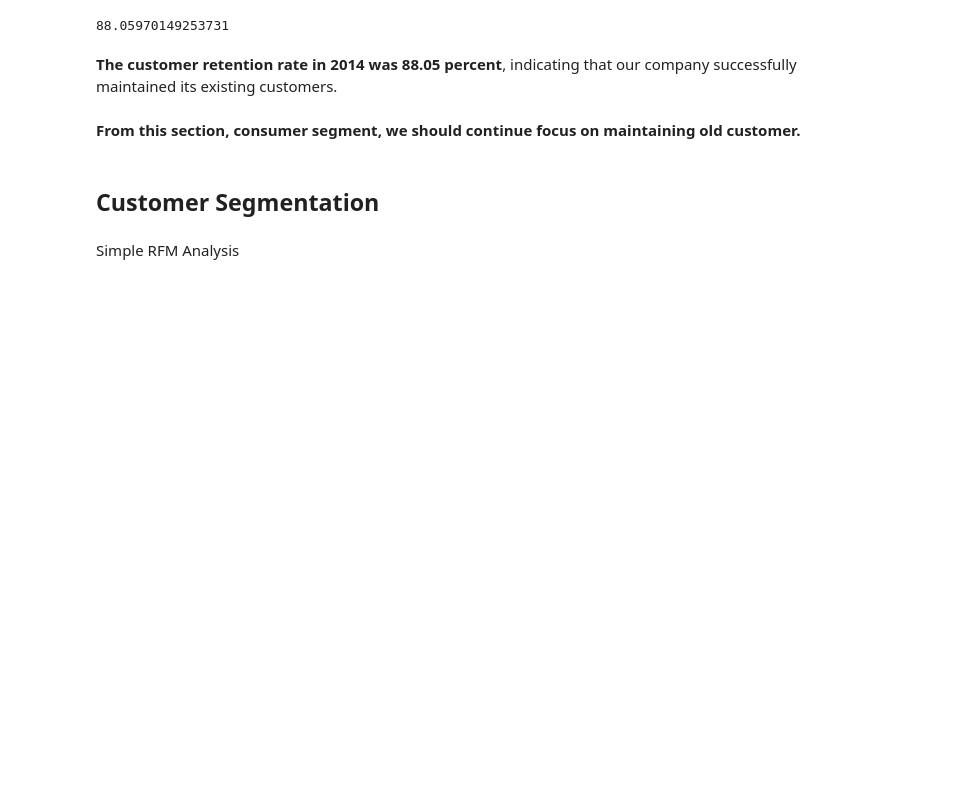
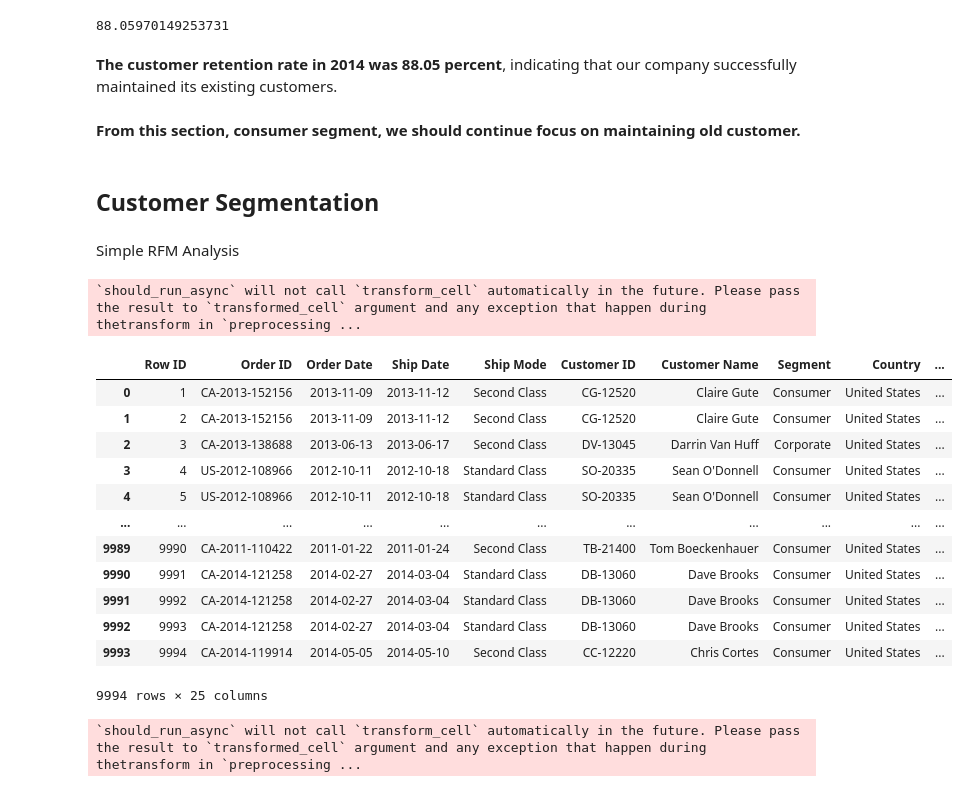
Before and after one commit to Krittapad12348/Superstore_Analysis, a Jupyter notebook: superstore_python.ipynb, the cells around one changed output. Saved outputs shown, nothing was run; the diff lists cells and outputs as text; code cells hidden in the pictures; blank space fills up the shorter version.

```diff
--- a/superstore_python.ipynb
+++ b/superstore_python.ipynb
@@ -1038,3 +1038,29 @@ customer_retention_2014
 ## Customer Segmentation
 # %% [markdown]
 Simple RFM Analysis
+# %%
+ss
+# %% [output]
+`should_run_async` will not call `transform_cell` automatically in the future. Please pass the result to `transformed_cell` argument and any exception that happen during thetransform in `preprocessing ...
+|  | Row ID | Order ID | Order Date | Ship Date | Ship Mode | Customer ID | Customer Name | Segment | Country | ... |
+| 0 | 1 | CA-2013-152156 | 2013-11-09 | 2013-11-12 | Second Class | CG-12520 | Claire Gute | Consumer | United States | ... |
+| 1 | 2 | CA-2013-152156 | 2013-11-09 | 2013-11-12 | Second Class | CG-12520 | Claire Gute | Consumer | United States | ... |
+| 2 | 3 | CA-2013-138688 | 2013-06-13 | 2013-06-17 | Second Class | DV-13045 | Darrin Van Huff | Corporate | United States | ... |
+| 3 | 4 | US-2012-108966 | 2012-10-11 | 2012-10-18 | Standard Class | SO-20335 | Sean O'Donnell | Consumer | United States | ... |
+| 4 | 5 | US-2012-108966 | 2012-10-11 | 2012-10-18 | Standard Class | SO-20335 | Sean O'Donnell | Consumer | United States | ... |
+| ... | ... | ... | ... | ... | ... | ... | ... | ... | ... | ... |
+| 9989 | 9990 | CA-2011-110422 | 2011-01-22 | 2011-01-24 | Second Class | TB-21400 | Tom Boeckenhauer | Consumer | United States | ... |
+| 9990 | 9991 | CA-2014-121258 | 2014-02-27 | 2014-03-04 | Standard Class | DB-13060 | Dave Brooks | Consumer | United States | ... |
+| 9991 | 9992 | CA-2014-121258 | 2014-02-27 | 2014-03-04 | Standard Class | DB-13060 | Dave Brooks | Consumer | United States | ... |
+| 9992 | 9993 | CA-2014-121258 | 2014-02-27 | 2014-03-04 | Standard Class | DB-13060 | Dave Brooks | Consumer | United States | ... |
+| 9993 | 9994 | CA-2014-119914 | 2014-05-05 | 2014-05-10 | Second Class | CC-12220 | Chris Cortes | Consumer | United States | ... |
+9994 rows × 25 columns
+# %%
+from datetime import datetime, timedelta
+cust = ss.groupby('Customer ID')['Order Date'].max()
+cust = pd.DataFrame(cust).reset_index()
+day_mark = ss['Order Date'].max() + timedelta(days=1)
+cust['Num_last_days'] = day_mark - cust['Order Date']
+cust
+# %% [output]
+`should_run_async` will not call `transform_cell` automatically in the future. Please pass the result to `transformed_cell` argument and any exception that happen during thetransform in `preprocessing ...
```
Also changed, not shown: parts of 5 cells of this notebook.
